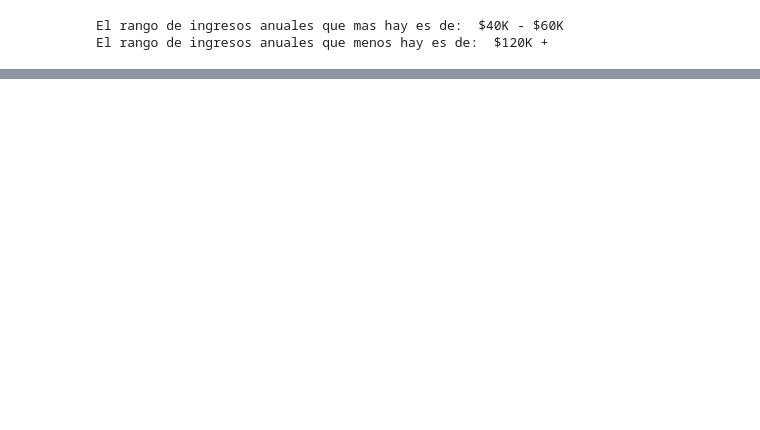
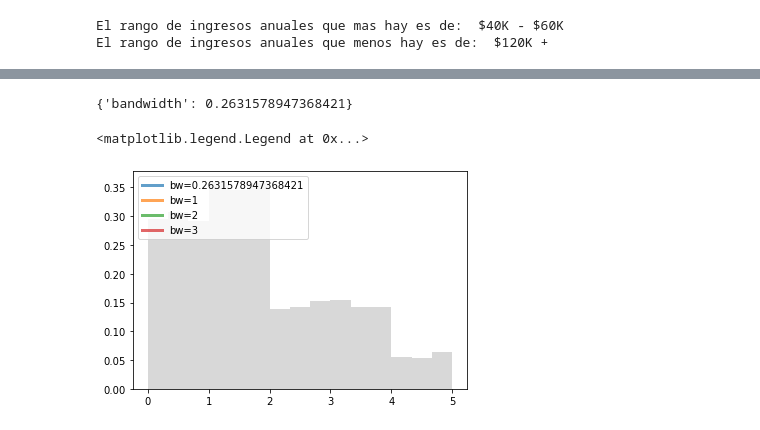
Before and after one commit to IvanArellanoRuelas/ProyectoModulo1_ArellanoI_LafargaI, a Jupyter notebook: ProyectoModulo2_Arellano_Lafarga.ipynb, the cells around one changed output, grey strips where cells are left out. Cells and saved outputs as stored; diff of their text form; code cells hidden in the pictures; blank space fills up the shorter version.

```diff
--- a/ProyectoModulo2_Arellano_Lafarga.ipynb
+++ b/ProyectoModulo2_Arellano_Lafarga.ipynb
@@ -865,0 +920,18 @@ El rango de ingresos anuales que menos hay es de:  $120K +
+# %%
+grid = GridSearchCV(KernelDensity(),
+                    {'bandwidth': np.linspace(0, 5, 20)},
+                    cv=20) # 20-fold cross-validation
+grid.fit(N_4[:, None])
+print(grid.best_params_)
+# %% [output]
+{'bandwidth': 0.2631578947368421}
+# %%
+fig, ax = plt.subplots()
+for bandwidth in [0.2631578947368421,1,2,3]:
+    ax.plot(np.linspace(0,10,1), kde_sklearn(N_4, np.linspace(0,10,1), bandwidth=bandwidth),
+            label='bw={0}'.format(bandwidth), linewidth=3, alpha=0.7)
+ax.hist(N_4, 15, fc='gray', histtype='stepfilled', alpha=0.3, density=True)
+ax.legend(loc='upper left')
+# %% [output]
+<matplotlib.legend.Legend at 0x...>
+[figure, added]
```
Also changed, not shown: parts of 26 cells of this notebook, 1 other file.
